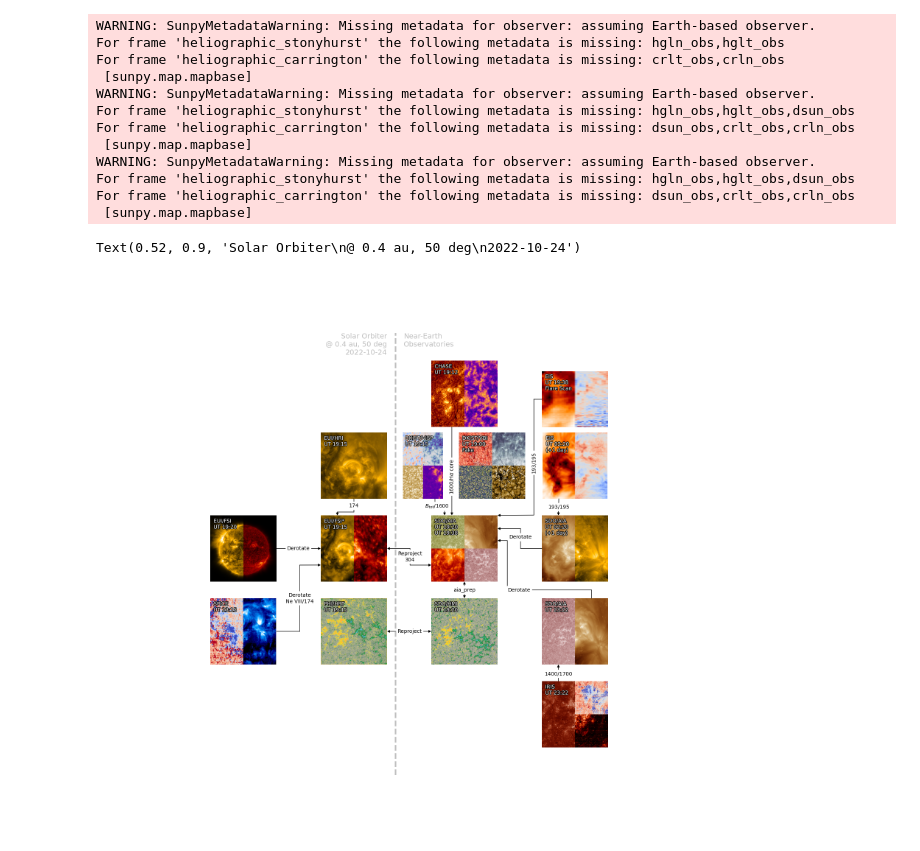
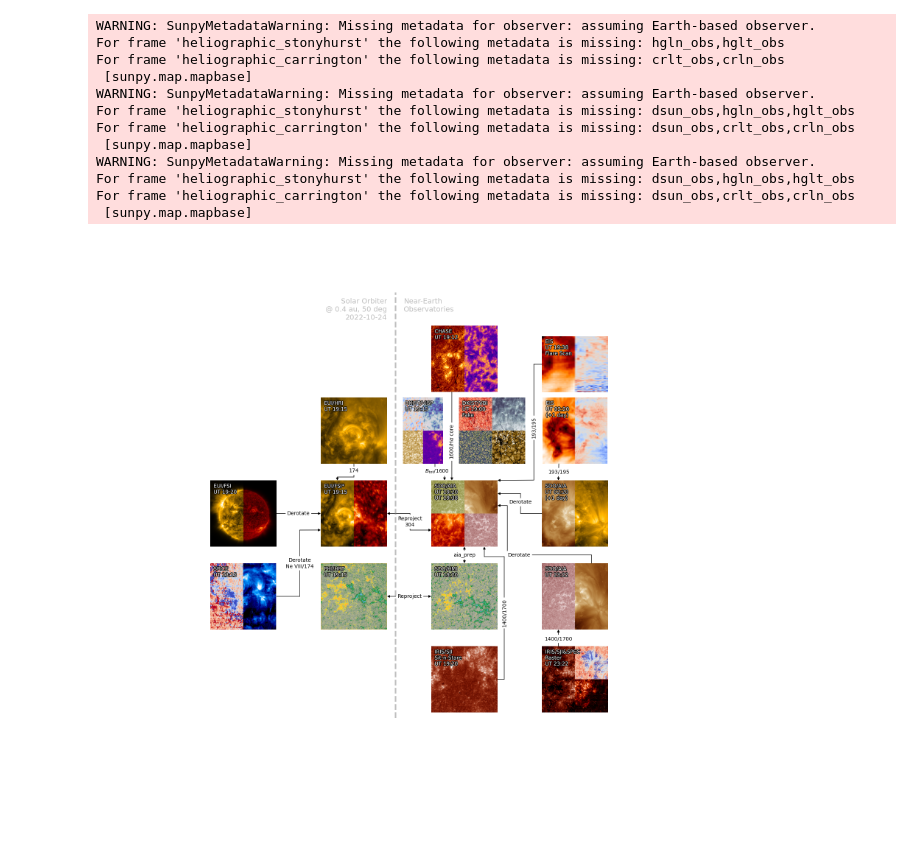
Before and after one commit to yjzhu-solar/EIS_DKIST_SolO, a Jupyter notebook: ipynb/aia/aia_coalign_1024_flowmap.ipynb, the cells around one changed output. Drawn from its saved outputs; the diff is of its cells as text; code cells hidden in the pictures.

```diff
--- a/ipynb/aia/aia_coalign_1024_flowmap.ipynb
+++ b/ipynb/aia/aia_coalign_1024_flowmap.ipynb
@@ -284,7 +285,7 @@ dkist_fitv_tom_DoppVel_map_shifted.plot_settings['norm'] = ImageNormalize(vmin=-
 # %%
 iris_1400_sji_2322_map_rotate_crop_shift = sunpy.map.Map("../../src/coalign_map/20221024/iris_1400_sji_2322_0_map_rotate_crop_shift.fits")
 iris_1400_sji_2322_map_rotate_crop_shift.plot_settings['cmap'] = "irissji1400"
-iris_1400_sji_2322_map_rotate_crop_shift.plot_settings['norm'] = ImageNormalize(vmin=1e3,vmax=2e3,stretch=AsinhStretch(0.1))
+iris_1400_sji_2322_map_rotate_crop_shift.plot_settings['norm'] = ImageNormalize(vmin=10,vmax=2e2,stretch=AsinhStretch(0.1))
 # %%
 iris_SiIV_1394_intmap_rotate_shift_2322 = sunpy.map.Map("../../src/IRIS/20221024/2322/fit_res/iris_SiIV_1394_intmap_rotate_shift.fits")
 iris_SiIV_1394_intmap_rotate_shift_2322_repro_tosji = iris_SiIV_1394_intmap_rotate_shift_2322.reproject_to(iris_1400_sji_2322_map_rotate_crop_shift.wcs)
@@ -300,13 +301,17 @@ For frame 'heliographic_stonyhurst' the following metadata is missing: hgln_obs,
 For frame 'heliographic_carrington' the following metadata is missing: crlt_obs,crln_obs
  [sunpy.map.mapbase]
 WARNING: SunpyMetadataWarning: Missing metadata for observer: assuming Earth-based observer.
-For frame 'heliographic_stonyhurst' the following metadata is missing: hgln_obs,hglt_obs,dsun_obs
+For frame 'heliographic_stonyhurst' the following metadata is missing: dsun_obs,hgln_obs,hglt_obs
 For frame 'heliographic_carrington' the following metadata is missing: dsun_obs,crlt_obs,crln_obs
  [sunpy.map.mapbase]
 WARNING: SunpyMetadataWarning: Missing metadata for observer: assuming Earth-based observer.
-For frame 'heliographic_stonyhurst' the following metadata is missing: hgln_obs,hglt_obs,dsun_obs
+For frame 'heliographic_stonyhurst' the following metadata is missing: dsun_obs,hgln_obs,hglt_obs
 For frame 'heliographic_carrington' the following metadata is missing: dsun_obs,crlt_obs,crln_obs
  [sunpy.map.mapbase]
+# %%
+iris_1400_sji_1920_map_rotate_shift = sunpy.map.Map("../../src/coalign_map/20221024/iris_1400_sji_1920_map_rotate_shift.fits")
+iris_1400_sji_1920_map_rotate_shift.plot_settings['cmap'] = "irissji1400"
+iris_1400_sji_1920_map_rotate_shift.plot_settings['norm'] = ImageNormalize(vmin=-1,vmax=20,stretch=AsinhStretch(0.1))
 # %%
 fig = plt.figure(figsize=(15,15))
 
@@ -324,6 +329,7 @@ ax_eis_1938 = fig.add_axes([0.8,0.72,0.12,0.12])
 ax_chase_1912 = fig.add_axes([0.6,0.73,0.12,0.12])
 ax_visp_1915 = fig.add_axes([0.545,0.6,0.08,0.12])
 ax_iris_2322 = fig.add_axes([0.8,0.15,0.12,0.12])
+ax_iris_1920 = fig.add_axes([0.6,0.15,0.12,0.12])
 
 ax_fig = fig.add_axes([0,0,1,1])
 ax_fig.axis('off')
@@ -401,34 +407,42 @@ plot_map_pizza(ax_eis_1938, [eis_hhflare_195_intmap_shift,eis_hhflare_195_velmap
                 text='EIS\nUT 19:38\nFlare Scan')
 
 arrow_connect(ax_eis_1938, ax_aia_1920, [0,-0.12,-0.12,1], [0.5,0.5,-1.565,1], [-0.12,-1.265/2], '193/195', color='black',
                 textrotation=90.,arrow_1=False, arrow_2=True)
 
 plot_map_pizza(ax_chase_1912, [chase_halpha_core_map_align_shift,chase_halpha_line_width_map_align_shift],
                 text='CHASE\nUT 19:12',xslice=[0,287],yslice=[0,287])
 
 arrow_connect(ax_chase_1912, ax_aia_1920, [0.31,0.31], [0,1], [0.31,-0.25-0.5], r'1600/H$\alpha$ core', color='black',
                 textrotation=90.,arrow_1=False, arrow_2=True)
 
 plot_map_pizza(ax_visp_1915, [dkist_fitv_tom_cont_int_map_shift,dkist_fitv_tom_btot_map_shift,
                                 dkist_fitv_tom_DoppVel_map_shifted,dkist_ftiv_tom_theta_map_shifted_masked],
                 text='DKIST/ViSP\nUT 19:15',xslice=[0,687],yslice=[500,2554])
 
 arrow_connect(ax_visp_1915, ax_aia_1920, [0.8,0.8,1.04,0.2], [0,-0.125,-0.125,1], [0.85,-0.115], r'$B_{\rm tot}$/1600', color='black',
                 textrotation=0.,arrow_1=False, arrow_2=True)
 
 plot_map_pizza(ax_iris_2322, [iris_1400_sji_2322_map_rotate_crop_shift,iris_SiIV_1394_intmap_rotate_shift_2322_repro_tosji,
                                 iris_SiIV_1394_velmap_rotate_shift_2322_repro_tosji],
-                text='IRIS\nUT 23:22',xslice=[0,449],yslice=[0,449])
+                text='IRIS/SJI&SPEC\nRaster\nUT 23:22',xslice=[50,445],yslice=[50,445])
 
 arrow_connect(ax_iris_2322, ax_aia_2322, [0.25,0.25], [1,0], [0.25,1.11], r'1400/1700', color='black',
                 textrotation=0.,arrow_1=False, arrow_2=True)
 
-ax_fig.axvline(0.535,0.1,0.9,linestyle='--',color='grey',alpha=0.5,linewidth=3)
+plot_map_pizza(ax_iris_1920, [iris_1400_sji_1920_map_rotate_shift],
+                text='IRIS/SJI\nSit-n-Stare\nUT 19:20',xslice=[30,329],yslice=[30,329])
+
+arrow_connect(ax_iris_1920, ax_aia_1920, [1,1.1,1.1,0.8,0.8], [0.5,0.5,2.35,2.35,0], [1.1,1.5], r'1400/1700', color='black',
+                textrotation=90.,arrow_1=False, arrow_2=True)
+
+ax_fig.axvline(0.535,0.14,0.91,linestyle='--',color='grey',alpha=0.5,linewidth=3)
 ax_fig.text(0.55,0.9,"Near-Earth\nObservatories",fontsize=14,color='grey',ha='left',va='top',
                 alpha=0.5,transform=ax_fig.transAxes)
 
 ax_fig.text(0.52,0.9,"Solar Orbiter\n@ 0.4 au, 50 deg\n2022-10-24",fontsize=14,color='grey',ha='right',va='top',
                 alpha=0.5,transform=ax_fig.transAxes)
+
+plt.savefig(fname="../../figs/mindmaps/SolO_SDO_Hinode_DKIST_1024_real.pdf",dpi=144,bbox_inches=transforms.Bbox([[2.9,2],[14,13.7]]),pad_inches=0.)
+plt.savefig(fname="../../figs/mindmaps/SolO_SDO_Hinode_DKIST_1024_real.png",dpi=300,bbox_inches=transforms.Bbox([[2.9,2],[14,13.7]]),pad_inches=0.)
 # %% [output]
-Text(0.52, 0.9, 'Solar Orbiter\n@ 0.4 au, 50 deg\n2022-10-24')
-[figure, old version]
+[figure, new version]
```
Also changed, not shown: parts of 4 cells of this notebook, 22 other files.
